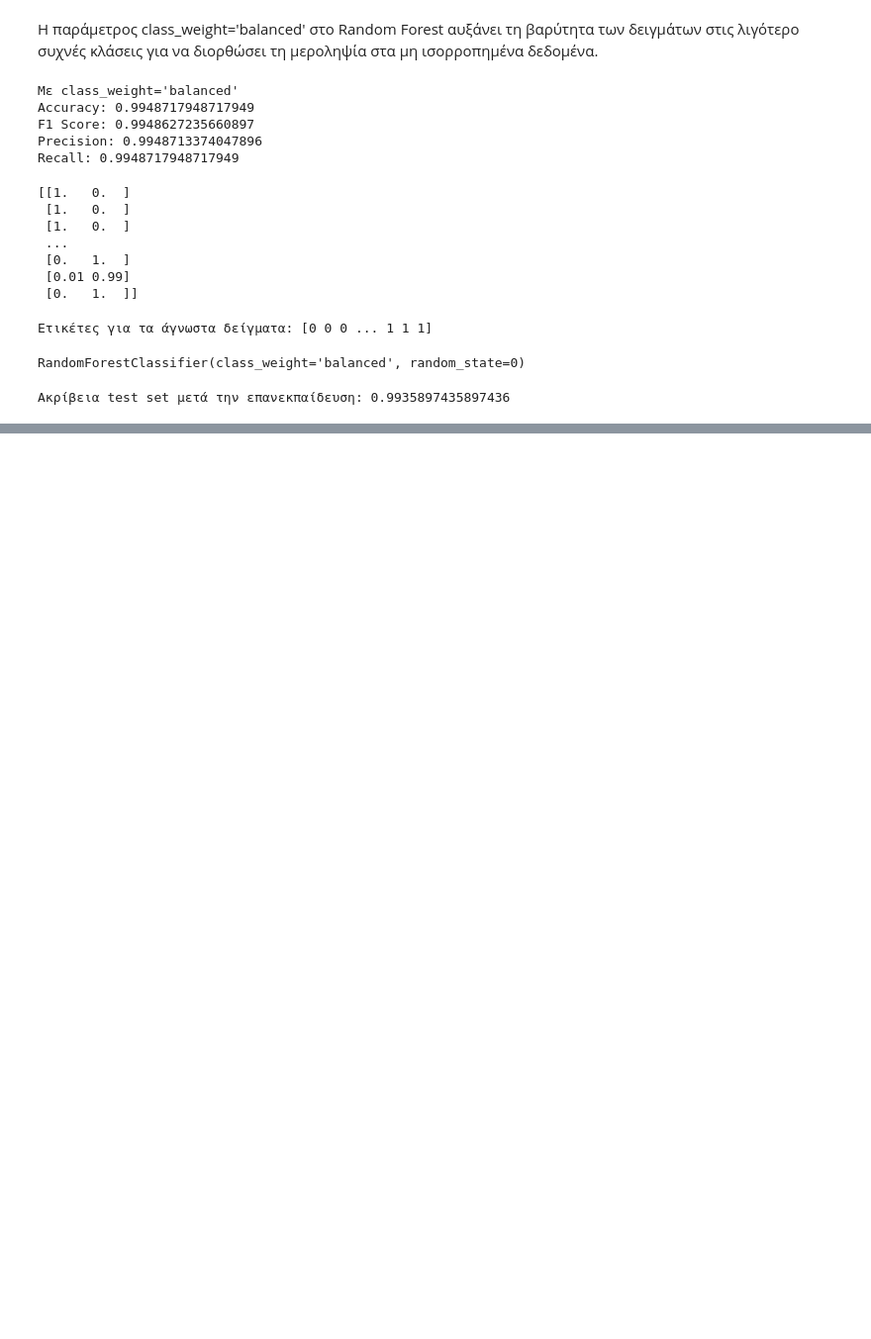
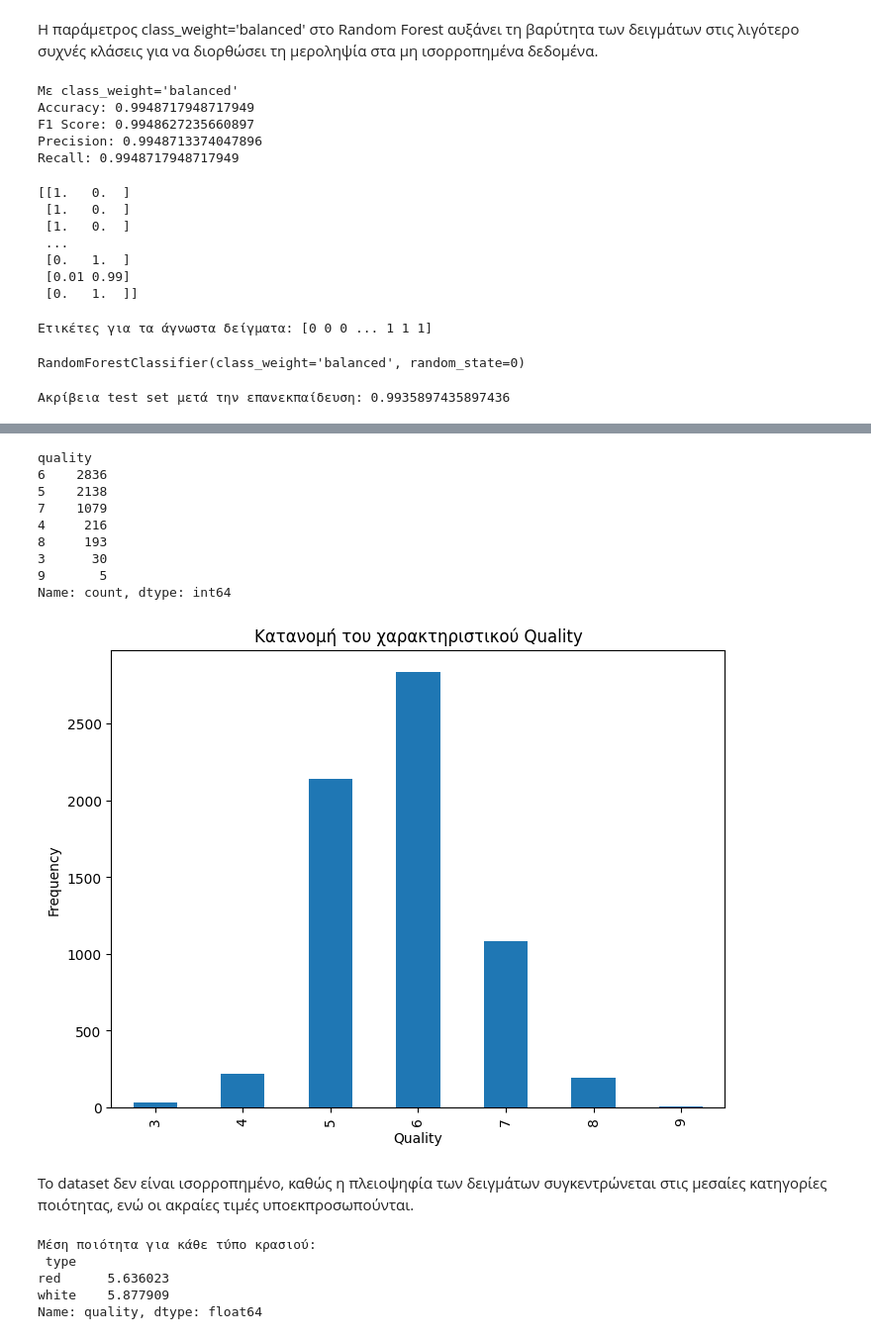
Before and after one commit to agterzis/Machine-Learning, a Jupyter notebook: Μηχανική_Μάθηση_Εργασία_4.ipynb, the cells around one changed output, grey strips where cells are left out. Shown: that part at 99% size. Saved outputs shown, nothing was run; the diff lists cells and outputs as text; code cells hidden in the pictures; blank space fills up the shorter version.

```diff
--- a/Μηχανική_Μάθηση_Εργασία_4.ipynb
+++ b/Μηχανική_Μάθηση_Εργασία_4.ipynb
@@ -204,0 +287,33 @@ print("Ακρίβεια test set μετά την επανεκπαίδευση:",
+# %%
+print(df_full['quality'].value_counts())
+
+plt.figure(figsize=(8, 6))
+df_full['quality'].value_counts().sort_index().plot(kind='bar')
+plt.title('Κατανομή του χαρακτηριστικού Quality')
+plt.xlabel('Quality')
+plt.ylabel('Frequency')
+plt.show()
+# %% [output]
+quality
+6    2836
+5    2138
+7    1079
+4     216
+8     193
+3      30
+9       5
+Name: count, dtype: int64
+[figure, added]
+# %% [markdown]
+Το dataset δεν είναι ισορροπημένο, καθώς η πλειοψηφία των δειγμάτων συγκεντρώνεται στις μεσαίες κατηγορίες ποιότητας, ενώ οι ακραίες τιμές υποεκπροσωπούνται.
+# %%
+# Ποιότητα λευκού και κόκκινου κρασιού
+
+quality_by_type = df_full.groupby('type')['quality'].mean()
+print("Μέση ποιότητα για κάθε τύπο κρασιού:\n", quality_by_type)
+# %% [output]
+Μέση ποιότητα για κάθε τύπο κρασιού:
+ type
+red      5.636023
+white    5.877909
+Name: quality, dtype: float64
```
Also changed, not shown: parts of 31 cells of this notebook.
